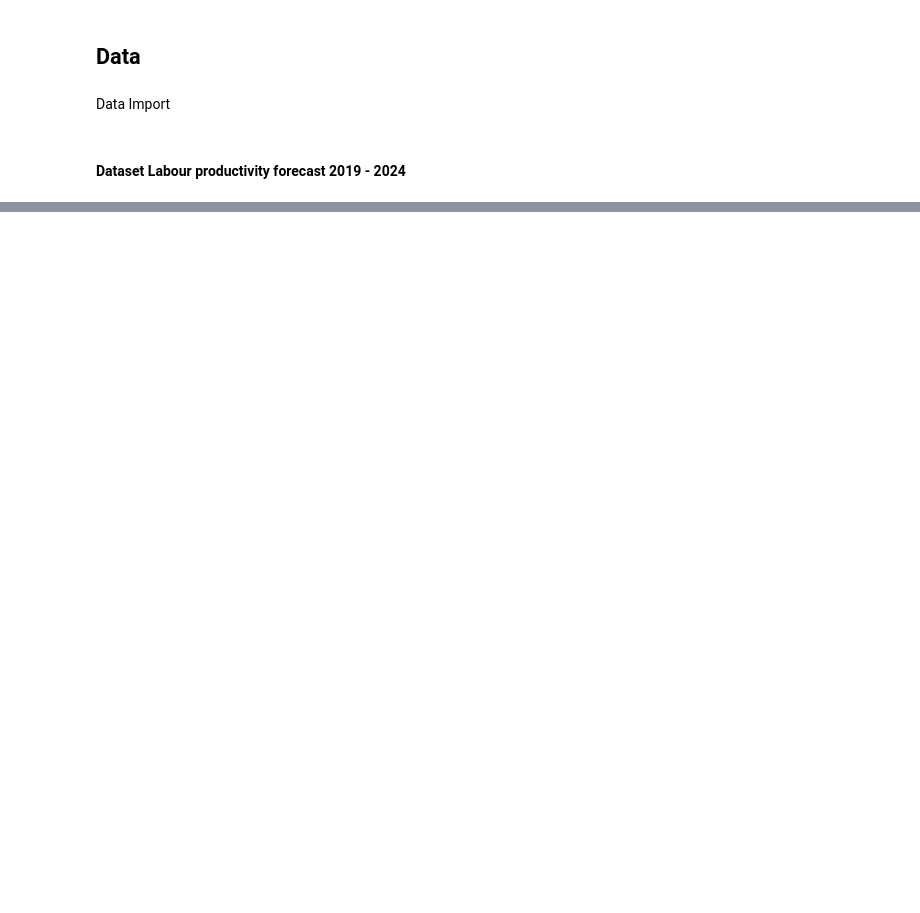
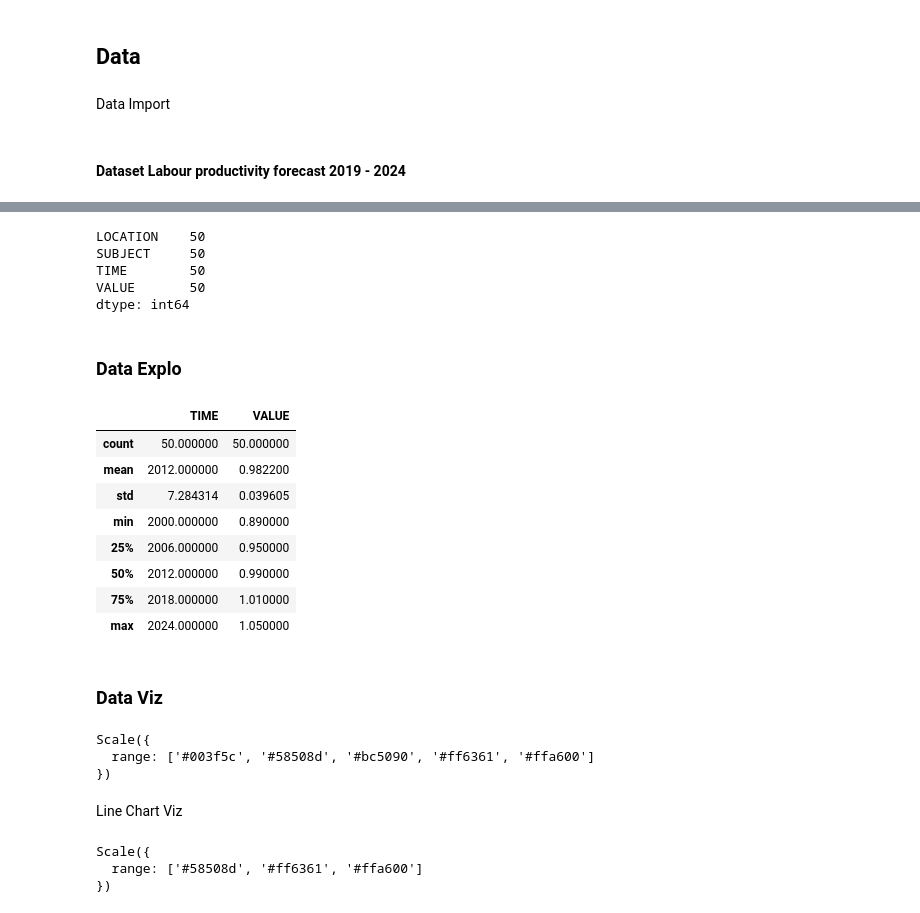
Before and after one commit to lfrch/dst-projekt, a Jupyter notebook: setup_productivityforecast.ipynb, the cells around one changed output, grey strips where cells are left out. Saved outputs shown, nothing was run; the diff lists cells and outputs as text; code cells hidden in the pictures; blank space fills up the shorter version.

```diff
--- a/setup_productivityforecast.ipynb
+++ b/setup_productivityforecast.ipynb
@@ -124,0 +138,46 @@ NameError: name 'df2' is not defined
+# %%
+df3_selectedlocations.count()
+# %% [output]
+LOCATION    50
+SUBJECT     50
+TIME        50
+VALUE       50
+dtype: int64
+# %% [markdown]
+### Data Explo
+# %%
+df3_selectedlocations.describe()
+# %% [output]
+|  | TIME | VALUE |
+| count | 50.000000 | 50.000000 |
+| mean | 2012.000000 | 0.982200 |
+| std | 7.284314 | 0.039605 |
+| min | 2000.000000 | 0.890000 |
+| 25% | 2006.000000 | 0.950000 |
+| 50% | 2012.000000 | 0.990000 |
+| 75% | 2018.000000 | 1.010000 |
+| max | 2024.000000 | 1.050000 |
+# %% [markdown]
+### Data Viz
+# %%
+#Color Scale
+
+colors = alt.Scale(
+    range=['#003f5c','#58508d','#bc5090','#ff6361','#ffa600']
+)
+colors
+# %% [output]
+Scale({
+  range: ['#003f5c', '#58508d', '#bc5090', '#ff6361', '#ffa600']
+})
+# %% [markdown]
+Line Chart Viz
+# %%
+colors_linechart3 = alt.Scale(
+    range=['#58508d','#ff6361','#ffa600']
+)
+colors_linechart3
+# %% [output]
+Scale({
+  range: ['#58508d', '#ff6361', '#ffa600']
+})
```
Also changed, not shown: parts of 24 cells of this notebook, 7 other files.
